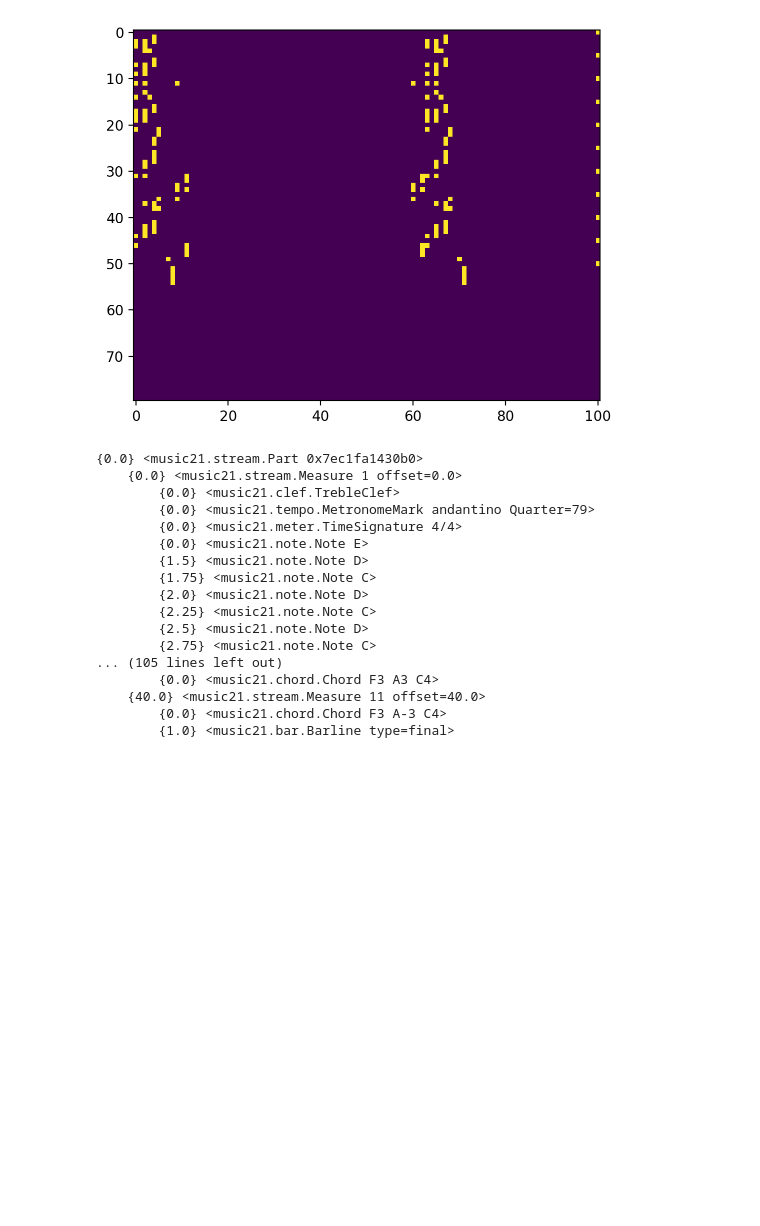
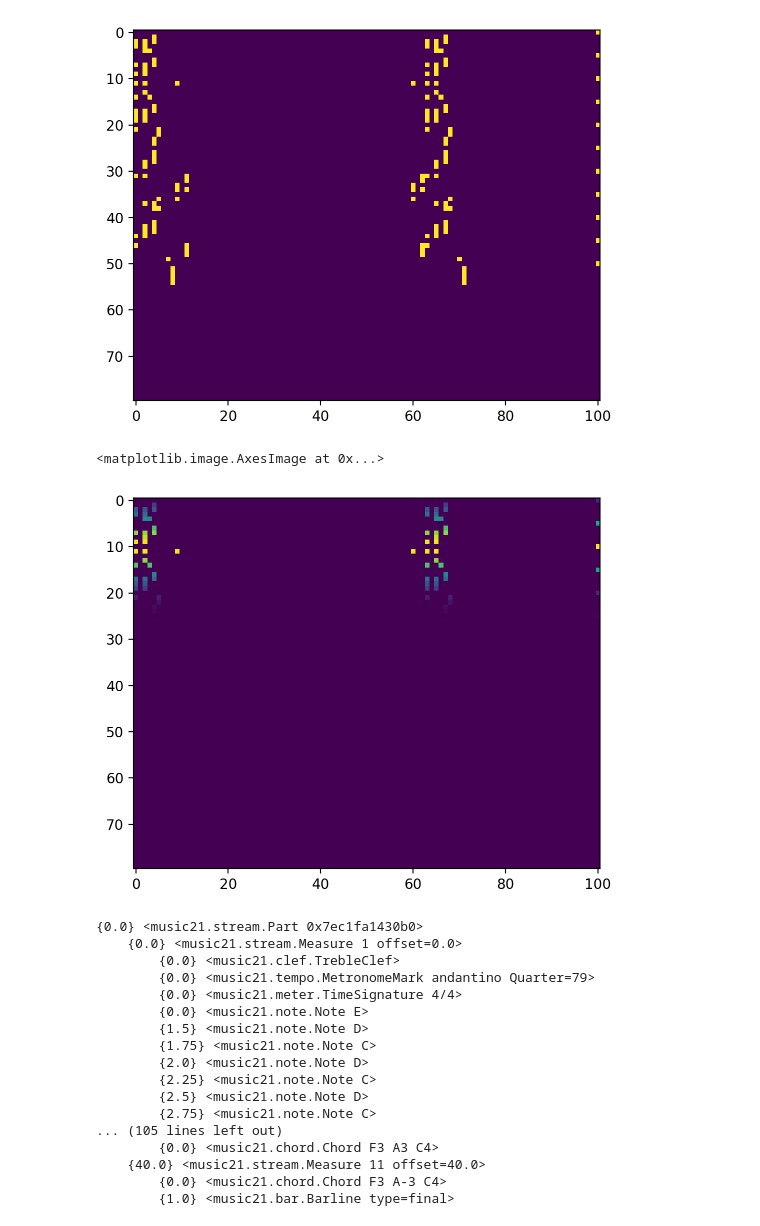
Before and after one commit to maximoskp/MaskedMelHarm, a Jupyter notebook: test_tokenization.ipynb, the cells around one changed output. Drawn from its saved outputs; the diff is of its cells as text; code cells hidden in the pictures; blank space fills up the shorter version.

```diff
--- a/test_tokenization.ipynb
+++ b/test_tokenization.ipynb
@@ -66,0 +124,7 @@ F:min_F:min_F:min_F:min_<pad>_<pad>_<pad>_<pad>_<pad>_<pad>_<pad>_<pad>_<pad>_<p
+# %%
+pr_old = torch.Tensor(x['pianoroll']).reshape(1, 80,101)
+target_indices = torch.Tensor([10]).reshape(1,1)
+focal_sharpness = torch.Tensor([0.9]).reshape(1,1)
+print(pr_old.shape)
+print(target_indices.shape)
+print(focal_sharpness.shape)
@@ -67,8 +135,15 @@ F:min_F:min_F:min_F:min_<pad>_<pad>_<pad>_<pad>_<pad>_<pad>_<pad>_<pad>_<pad>_<p
+# %%
+pr = apply_focal_sharpness(pr_old, target_indices, focal_sharpness, min_sigma=1.0, max_sigma=40.0)
 # %%
 plt.imshow(x['pianoroll'][:,:])
 # %% [output]
 <matplotlib.image.AxesImage at 0x...>
 [figure]
+# %%
+plt.imshow(pr.reshape(80,101))
+# %% [output]
+<matplotlib.image.AxesImage at 0x...>
+[figure, added]
 # %%
 s = overlay_generated_harmony(x['melody_part'], x['input_tokens'], x['ql_per_quantum'], x['skip_steps'])
 s.show('t')
```
Also changed, not shown: parts of 3 cells of this notebook, 8 other files.
